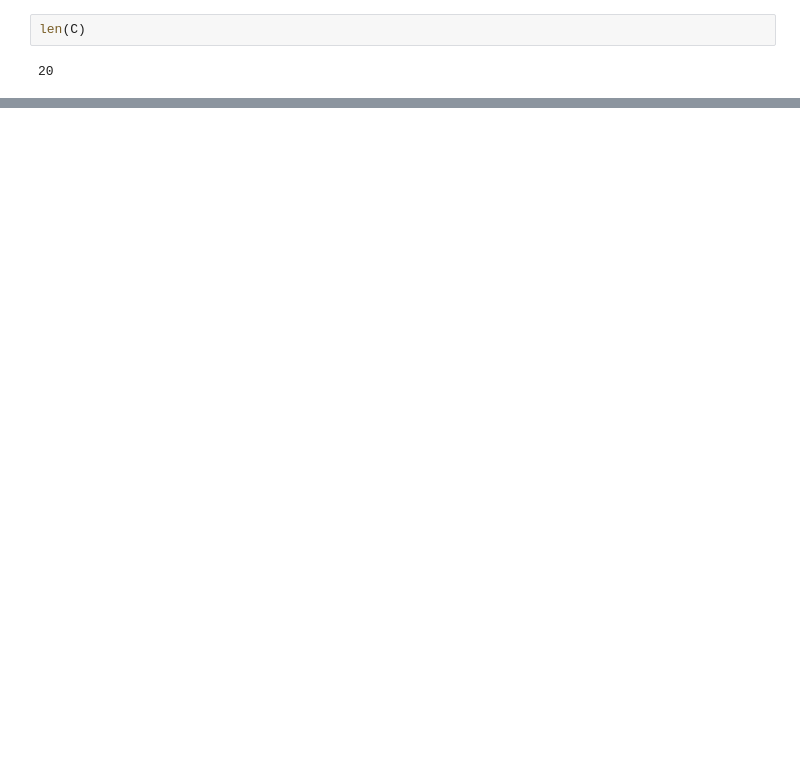
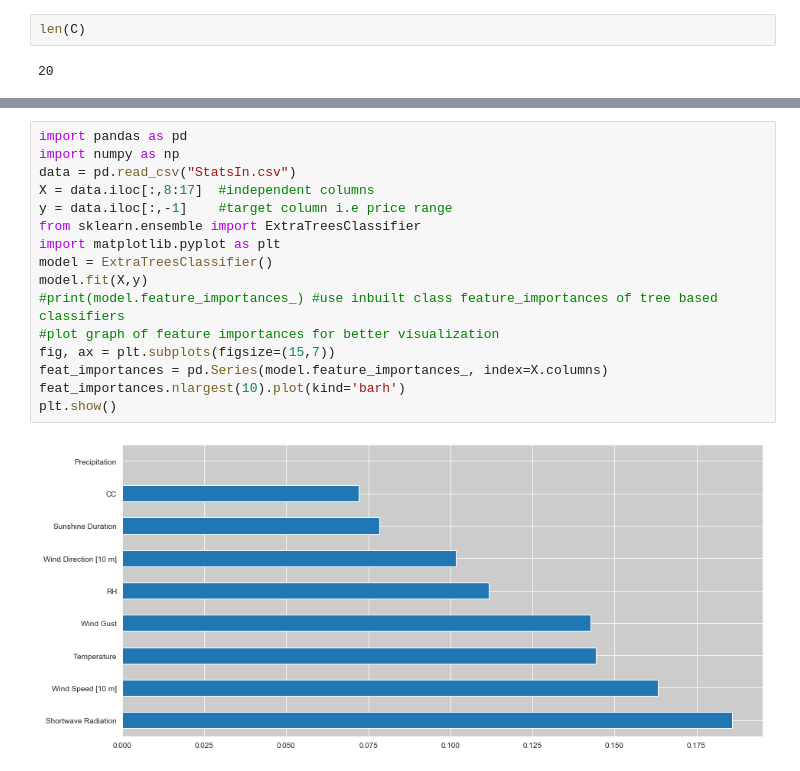
Before and after one commit to abhisheksaxena1998/project-covid19, a Jupyter notebook: Notebook.ipynb, the cells around one changed output, grey strips where cells are left out. Cells and saved outputs as stored; diff of their text form; blank space fills up the shorter version.

```diff
--- a/Notebook.ipynb
+++ b/Notebook.ipynb
@@ -148,0 +172,18 @@ ax.tick_params(axis = 'both', which = 'major', labelsize = 15)
+# %%
+import pandas as pd
+import numpy as np
+data = pd.read_csv("StatsIn.csv")
+X = data.iloc[:,8:17]  #independent columns
+y = data.iloc[:,-1]    #target column i.e price range
+from sklearn.ensemble import ExtraTreesClassifier
+import matplotlib.pyplot as plt
+model = ExtraTreesClassifier()
+model.fit(X,y)
+#print(model.feature_importances_) #use inbuilt class feature_importances of tree based classifiers
+#plot graph of feature importances for better visualization
+fig, ax = plt.subplots(figsize=(15,7))
+feat_importances = pd.Series(model.feature_importances_, index=X.columns)
+feat_importances.nlargest(10).plot(kind='barh')
+plt.show()
+# %% [output]
+[figure, added]
```
Also changed, not shown: parts of 3 cells of this notebook.
